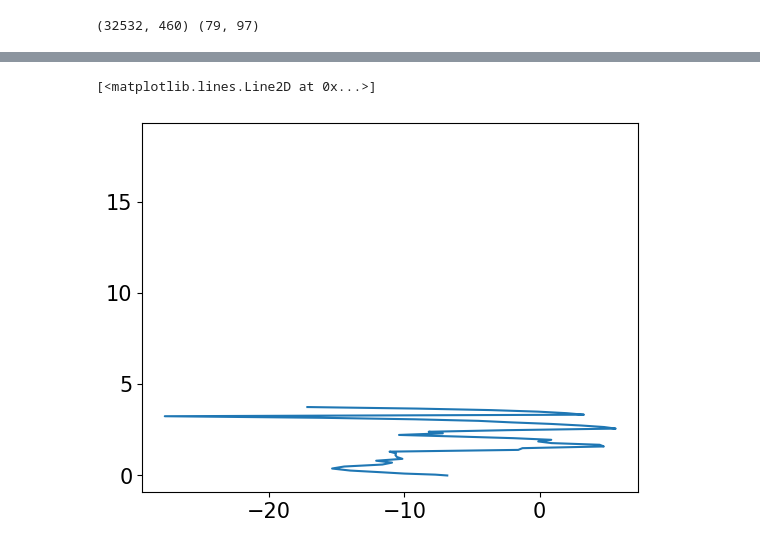
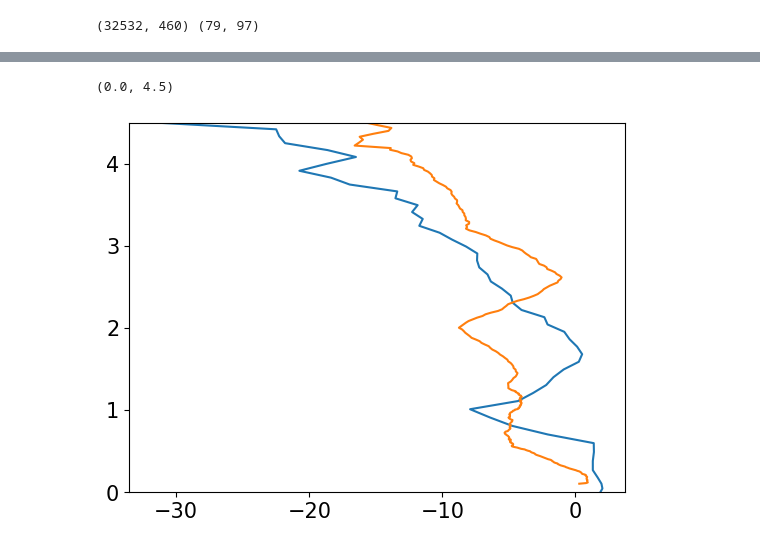
Before and after one commit to eliotperrin/Mixed-phase-cloud-with-CR-SIM, a Jupyter notebook: Comparaison.ipynb, the cells around one changed output, grey strips where cells are left out. Drawn from its saved outputs; the diff is of its cells as text; code cells hidden in the pictures.

```diff
--- a/Comparaison.ipynb
+++ b/Comparaison.ipynb
@@ -262,10 +294,5 @@ print(refl_datas.shape, refl_model.shape)
 # %%
-"""
-In this cell
-"""
-
-wrf_time = np.array(wrf_time[spin_up-1:end])
-dates = np.array([np.datetime64(d) for d in wrf_time])
+#In this cell, the datas from the model are separated in 3 periods
 
 start1 = np.where(dates <= np.datetime64('2021-12-18T06:30:00'))[0][-1] + 1
 end1 = np.where(dates <= np.datetime64('2021-12-18T18:30:00'))[0][-1] + 1
@@ -277,4 +304,12 @@ data2 = refl_model[start1:end1,:]
 data3 = refl_model[start2:end2,:]
 
 print(data3.shape)
+
+data1 = data1.T
+data2 = data2.T
+data3 = data3.T
+
+median_refl_ctrl1 = np.nanmedian(data1, axis=1)
+median_refl_ctrl2 = np.nanmedian(data2, axis=1)
+median_refl_ctrl3 = np.nanmedian(data3, axis=1)
 # %% [output]
@@ -293,5 +317,10 @@ plt.imshow(data1, cmap='hot')
-# %%
-plt.plot(median_refl,(to_np(ZZ)/1000))
-# %% [output]
-[<matplotlib.lines.Line2D at 0x...>]
-[figure, removed]
+# %%
+# Plot for the first period
+
+plt.plot(median_refl_ctrl1,(to_np(ZZ)/1000))
+plt.plot(median_refl_datas1,Rgates)
+
+plt.ylim(0,4.5)
+# %% [output]
+(0.0, 4.5)
+[figure, added]
```
Also changed, not shown: parts of 4 cells of this notebook, 1 other file.
